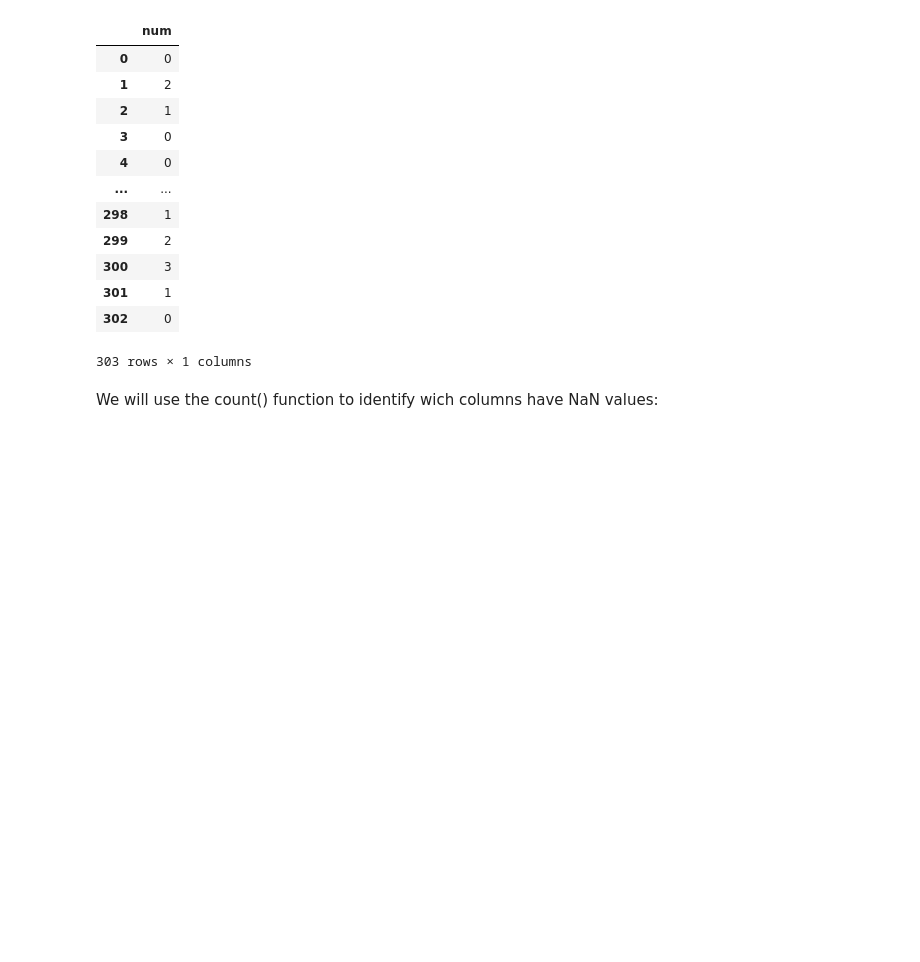
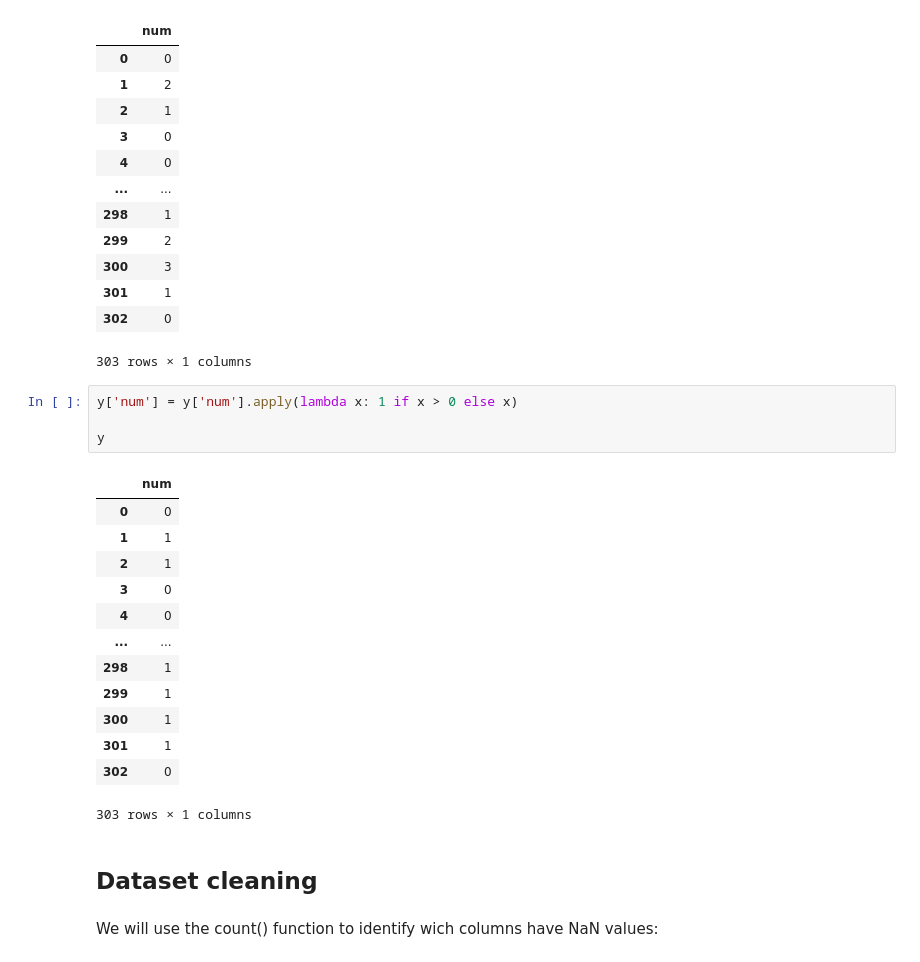
Before and after one commit to fangnes/pucrio_data_science_and_analytics, a Jupyter notebook: MVP_Machine_Learning_&_Analytics.ipynb, the cells around one changed output. Drawn from its saved outputs; the diff is of its cells as text; blank space fills up the shorter version.

```diff
--- a/MVP_Machine_Learning_&_Analytics.ipynb
+++ b/MVP_Machine_Learning_&_Analytics.ipynb
@@ -125,6 +238,26 @@ y
 | 301 | 1 |
 | 302 | 0 |
 303 rows × 1 columns
+# %%
+y['num'] = y['num'].apply(lambda x: 1 if x > 0 else x)
+
+y
+# %% [output]
+|  | num |
+| 0 | 0 |
+| 1 | 1 |
+| 2 | 1 |
+| 3 | 0 |
+| 4 | 0 |
+| ... | ... |
+| 298 | 1 |
+| 299 | 1 |
+| 300 | 1 |
+| 301 | 1 |
+| 302 | 0 |
+303 rows × 1 columns
+# %% [markdown]
+## Dataset cleaning
 # %% [markdown]
 We will use the count() function to identify wich columns have NaN values:
 # %%
```
Also changed, not shown: parts of 22 cells of this notebook.
